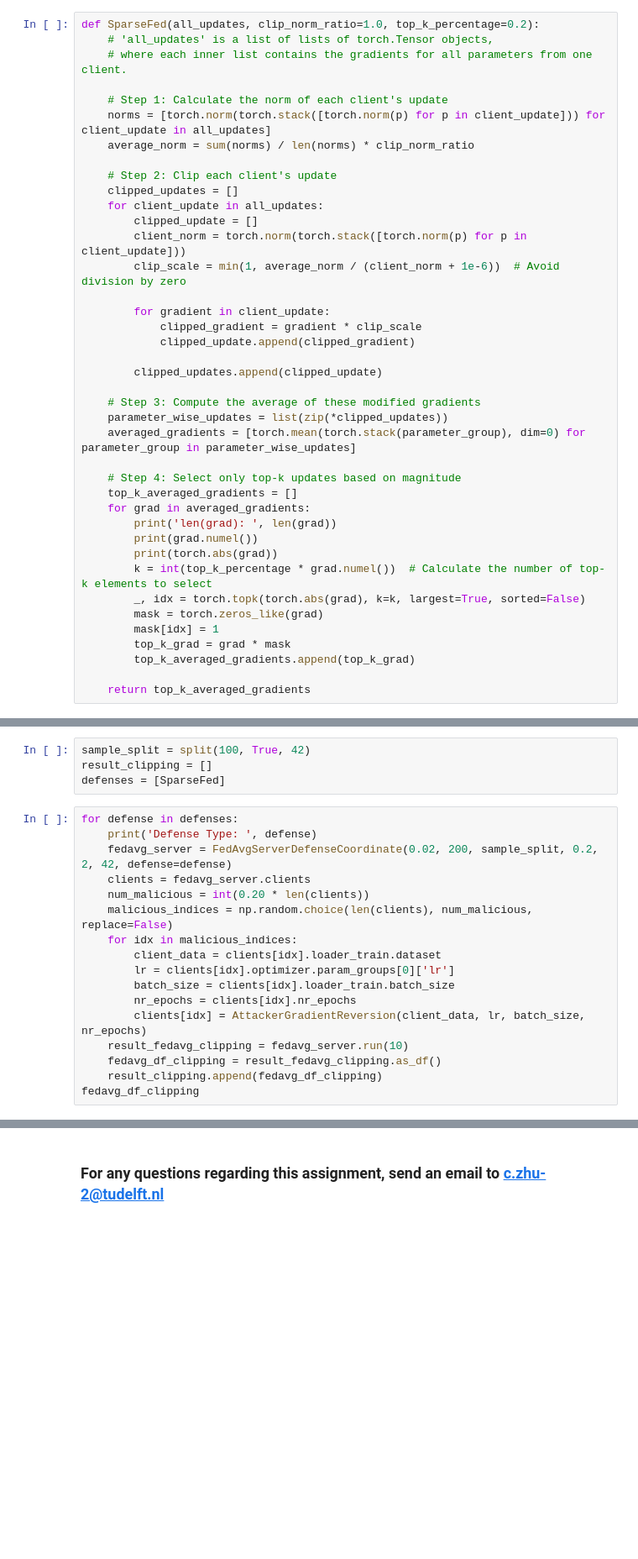
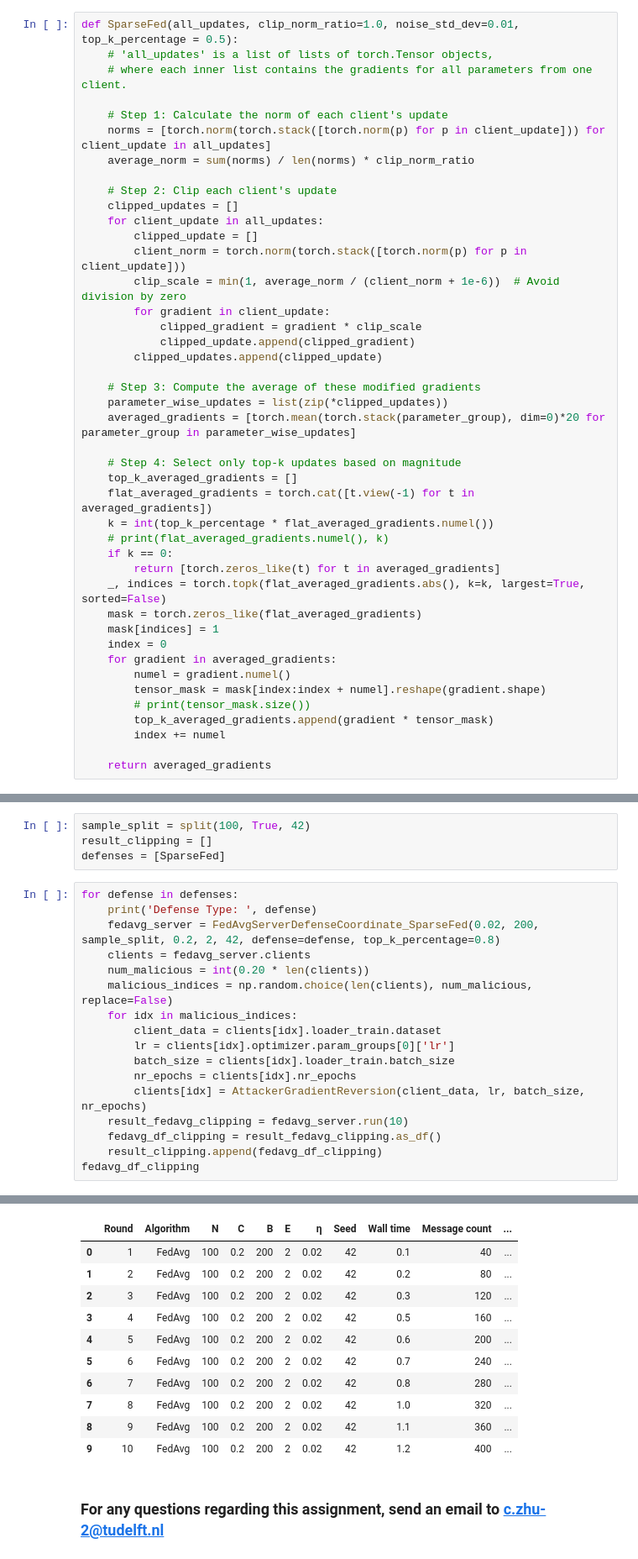
Before and after one commit to Sosekie/DDLS_Assignment, a Jupyter notebook: lab/Chenrui_hw-attacks.ipynb, the cells around one changed output, grey strips where cells are left out. Shown: that part at 84% size. Drawn from its saved outputs; the diff is of its cells as text; blank space fills up the shorter version.

```diff
--- a/lab/Chenrui_hw-attacks.ipynb
+++ b/lab/Chenrui_hw-attacks.ipynb
@@ -992,7 +993,7 @@ In this exercise, you will implement the [SparseFed Defense](https://arxiv.org/a
 # %% [markdown]
 ### - _(2 points)_ Implement a simplified version of SparseFed based on the clipping code provided in the template notebook. Unlike the original algorithm which includes momentum, you only need to implement the clipping step and the sparsification step. However, ensure that only the top-k coordinates in the aggregated gradients are selected based on their magnitudes. For example, if the aggregated gradient is `[3, -1, -1, -3]`, selecting the top-2 by magnitude should result in `[3, 0, 0, -3]`.
 # %%
-def SparseFed(all_updates, clip_norm_ratio=1.0, top_k_percentage=0.2):
+def SparseFed(all_updates, clip_norm_ratio=1.0, noise_std_dev=0.01, top_k_percentage = 0.5):
     # 'all_updates' is a list of lists of torch.Tensor objects,
     # where each inner list contains the gradients for all parameters from one client.
 
@@ -1006,31 +1007,34 @@ def SparseFed(all_updates, clip_norm_ratio=1.0, top_k_percentage=0.2):
         clipped_update = []
         client_norm = torch.norm(torch.stack([torch.norm(p) for p in client_update]))
         clip_scale = min(1, average_norm / (client_norm + 1e-6))  # Avoid division by zero
-
         for gradient in client_update:
             clipped_gradient = gradient * clip_scale
             clipped_update.append(clipped_gradient)
-
         clipped_updates.append(clipped_update)
 
     # Step 3: Compute the average of these modified gradients
     parameter_wise_updates = list(zip(*clipped_updates))
-    averaged_gradients = [torch.mean(torch.stack(parameter_group), dim=0) for parameter_group in parameter_wise_updates]
+    averaged_gradients = [torch.mean(torch.stack(parameter_group), dim=0)*20 for parameter_group in parameter_wise_updates]
 
     # Step 4: Select only top-k updates based on magnitude
     top_k_averaged_gradients = []
-    for grad in averaged_gradients:
-        print('len(grad): ', len(grad))
-        print(grad.numel())
-        print(torch.abs(grad))
-        k = int(top_k_percentage * grad.numel())  # Calculate the number of top-k elements to select
-        _, idx = torch.topk(torch.abs(grad), k=k, largest=True, sorted=False)
-        mask = torch.zeros_like(grad)
-        mask[idx] = 1
-        top_k_grad = grad * mask
-        top_k_averaged_gradients.append(top_k_grad)
+    flat_averaged_gradients = torch.cat([t.view(-1) for t in averaged_gradients])
+    k = int(top_k_percentage * flat_averaged_gradients.numel())
+    # print(flat_averaged_gradients.numel(), k)
+    if k == 0:
+        return [torch.zeros_like(t) for t in averaged_gradients]
+    _, indices = torch.topk(flat_averaged_gradients.abs(), k=k, largest=True, sorted=False)
+    mask = torch.zeros_like(flat_averaged_gradients)
+    mask[indices] = 1
+    index = 0
+    for gradient in averaged_gradients:
+        numel = gradient.numel()
+        tensor_mask = mask[index:index + numel].reshape(gradient.shape)
+        # print(tensor_mask.size())
+        top_k_averaged_gradients.append(gradient * tensor_mask)
+        index += numel
 
-    return top_k_averaged_gradients
+    return averaged_gradients
 # %% [markdown]
 ### - _(3 points)_ Evaluate the performance of your implemented SparseFed defense against two types of attacks: `AttackerGradientReversion` and `AttackerBackdoor`. Adjust the values of the defense hyperparameter k to optimize defense effectiveness. Ensure the data distribution remains i.i.d., and the attacker's hyperparameters are unchanged from the template. Document and compare the performance of SparseFed to the simple clipping defense across these attack scenarios. Suggested values for k include percentages of the total parameters, such as 20%, 50%, and 80%.
 # %% [markdown]
@@ -1070,7 +1121,7 @@ defenses = [SparseFed]
 # %%
 for defense in defenses:
     print('Defense Type: ', defense)
-    fedavg_server = FedAvgServerDefenseCoordinate(0.02, 200, sample_split, 0.2, 2, 42, defense=defense)
+    fedavg_server = FedAvgServerDefenseCoordinate_SparseFed(0.02, 200, sample_split, 0.2, 2, 42, defense=defense, top_k_percentage=0.8)
     clients = fedavg_server.clients
     num_malicious = int(0.20 * len(clients))
     malicious_indices = np.random.choice(len(clients), num_malicious, replace=False)
@@ -1107,2 +1150,13 @@ RuntimeError: selected index k out of range
+|  | Round | Algorithm | N | C | B | E | η | Seed | Wall time | Message count | ... |
+| 0 | 1 | FedAvg | 100 | 0.2 | 200 | 2 | 0.02 | 42 | 0.1 | 40 | ... |
+| 1 | 2 | FedAvg | 100 | 0.2 | 200 | 2 | 0.02 | 42 | 0.2 | 80 | ... |
+| 2 | 3 | FedAvg | 100 | 0.2 | 200 | 2 | 0.02 | 42 | 0.3 | 120 | ... |
+| 3 | 4 | FedAvg | 100 | 0.2 | 200 | 2 | 0.02 | 42 | 0.5 | 160 | ... |
+| 4 | 5 | FedAvg | 100 | 0.2 | 200 | 2 | 0.02 | 42 | 0.6 | 200 | ... |
+| 5 | 6 | FedAvg | 100 | 0.2 | 200 | 2 | 0.02 | 42 | 0.7 | 240 | ... |
+| 6 | 7 | FedAvg | 100 | 0.2 | 200 | 2 | 0.02 | 42 | 0.8 | 280 | ... |
+| 7 | 8 | FedAvg | 100 | 0.2 | 200 | 2 | 0.02 | 42 | 1.0 | 320 | ... |
+| 8 | 9 | FedAvg | 100 | 0.2 | 200 | 2 | 0.02 | 42 | 1.1 | 360 | ... |
+| 9 | 10 | FedAvg | 100 | 0.2 | 200 | 2 | 0.02 | 42 | 1.2 | 400 | ... |
 # %% [markdown]
 ### For any questions regarding this assignment, send an email to c.zhu-2@tudelft.nl
```
Also changed, not shown: parts of 5 cells of this notebook.
